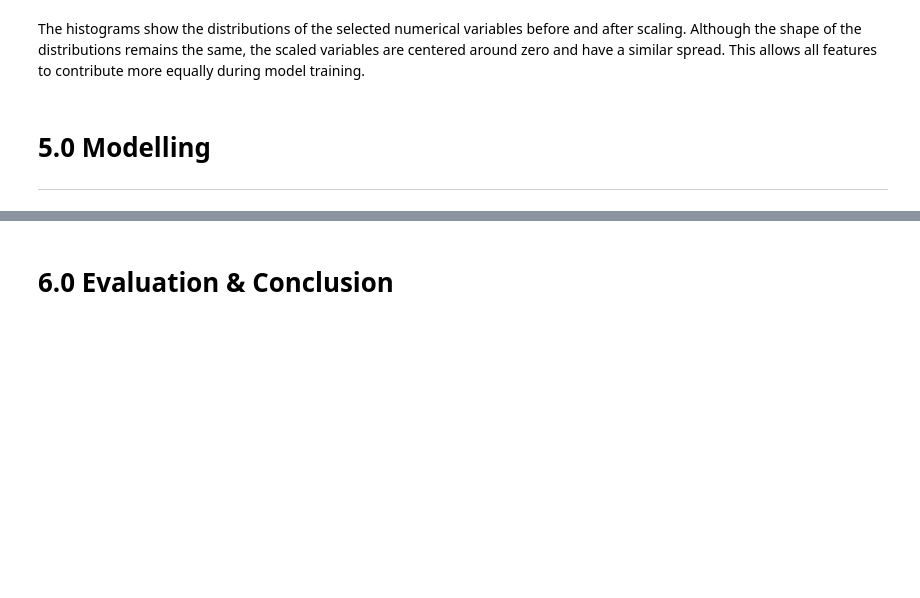
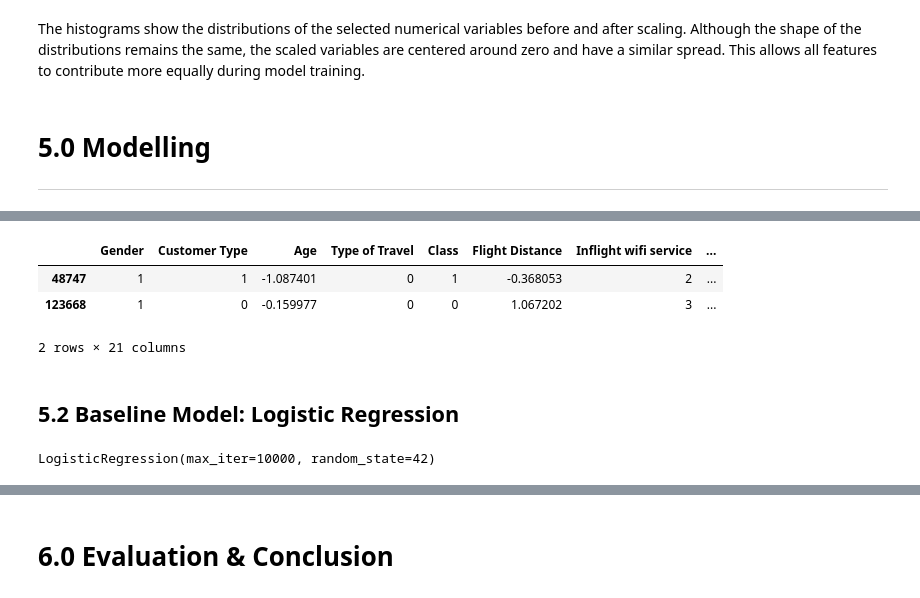
Before and after one commit to JuneHenia/Airline-Satisfaction-Prediction, a Jupyter notebook: Final project ML.ipynb, the cells around one changed output, grey strips where cells are left out. Cells and saved outputs as stored; diff of their text form; code cells hidden in the pictures; blank space fills up the shorter version.

```diff
--- a/Final project ML.ipynb
+++ b/Final project ML.ipynb
@@ -671,8 +674,8 @@ scaler = StandardScaler()
 X_train_scaled = scaler.fit_transform(X_train[scale_cols])
 X_test_scaled = scaler.transform(X_test[scale_cols])
 # %%
-X_train_scaled_df = pd.DataFrame(X_train_scaled, columns = scale_cols)
-X_test_scaled_df = pd.DataFrame(X_test_scaled, columns = scale_cols)
+X_train_scaled_df = pd.DataFrame(X_train_scaled, columns = scale_cols, index = X_train.index)
+X_test_scaled_df = pd.DataFrame(X_test_scaled, columns = scale_cols, index = X_test.index)
 
 plt.figure(figsize = (12,10))
 
@@ -703,0 +710,23 @@ The histograms show the distributions of the selected numerical variables before
+# %%
+# Replace original columns with scaled versions
+
+X_train_scaled_full = X_train.copy()
+X_test_scaled_full = X_test.copy()
+
+X_train_scaled_full[scale_cols] = X_train_scaled_df
+X_test_scaled_full[scale_cols] = X_test_scaled_df
+# %%
+X_train_scaled_full.head(2)
+# %% [output]
+|  | Gender | Customer Type | Age | Type of Travel | Class | Flight Distance | Inflight wifi service | ... |
+| 48747 | 1 | 1 | -1.087401 | 0 | 1 | -0.368053 | 2 | ... |
+| 123668 | 1 | 0 | -0.159977 | 0 | 0 | 1.067202 | 3 | ... |
+2 rows × 21 columns
+# %% [markdown]
+## 5.2 Baseline Model: Logistic Regression
+# %%
+# Instantiate and train model
+logreg = LogisticRegression(max_iter = 10000, random_state = 42)
+logreg.fit(X_train_scaled_full, y_train)
+# %% [output]
+LogisticRegression(max_iter=10000, random_state=42)
```
Also changed, not shown: parts of 19 cells of this notebook.
